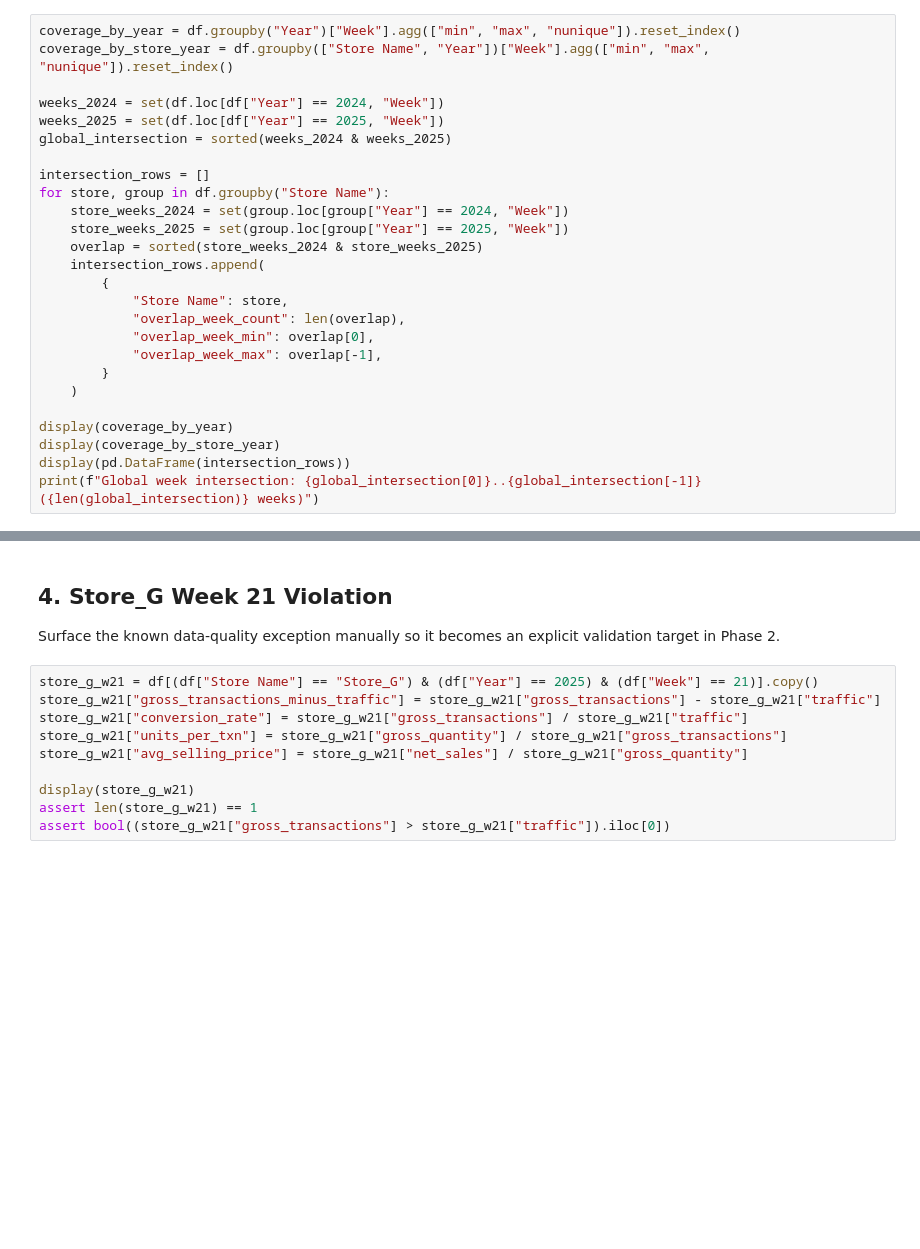
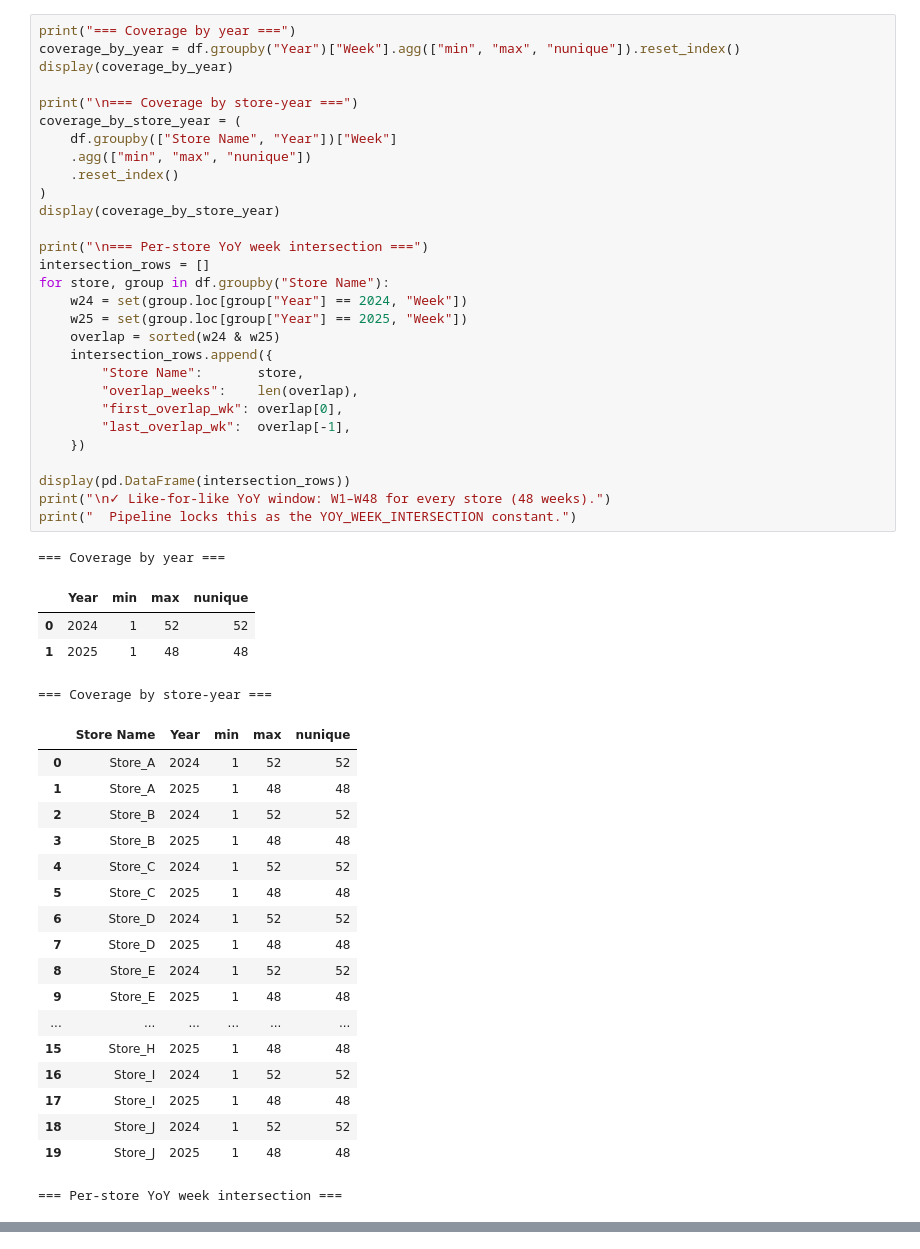
Before and after one commit to AymanAOURIK/Retail-Store-KPIs-To-insights, a Jupyter notebook: notebooks/EDA.ipynb, the cells around one changed output, grey strips where cells are left out. Drawn from its saved outputs; the diff is of its cells as text; blank space fills up the shorter version.

```diff
--- a/notebooks/EDA.ipynb
+++ b/notebooks/EDA.ipynb
@@ -86,26 +154,53 @@ Document the available week range per year and per store-year so later YoY logic
 # %%
+print("=== Coverage by year ===")
 coverage_by_year = df.groupby("Year")["Week"].agg(["min", "max", "nunique"]).reset_index()
-coverage_by_store_year = df.groupby(["Store Name", "Year"])["Week"].agg(["min", "max", "nunique"]).reset_index()
+display(coverage_by_year)
 
-weeks_2024 = set(df.loc[df["Year"] == 2024, "Week"])
-weeks_2025 = set(df.loc[df["Year"] == 2025, "Week"])
-global_intersection = sorted(weeks_2024 & weeks_2025)
+print("\n=== Coverage by store-year ===")
+coverage_by_store_year = (
+    df.groupby(["Store Name", "Year"])["Week"]
+    .agg(["min", "max", "nunique"])
+    .reset_index()
+)
+display(coverage_by_store_year)
 
+print("\n=== Per-store YoY week intersection ===")
 intersection_rows = []
 for store, group in df.groupby("Store Name"):
-    store_weeks_2024 = set(group.loc[group["Year"] == 2024, "Week"])
-    store_weeks_2025 = set(group.loc[group["Year"] == 2025, "Week"])
-    overlap = sorted(store_weeks_2024 & store_weeks_2025)
-    intersection_rows.append(
-        {
-            "Store Name": store,
-            "overlap_week_count": len(overlap),
-            "overlap_week_min": overlap[0],
-            "overlap_week_max": overlap[-1],
-        }
-    )
+    w24 = set(group.loc[group["Year"] == 2024, "Week"])
+    w25 = set(group.loc[group["Year"] == 2025, "Week"])
+    overlap = sorted(w24 & w25)
+    intersection_rows.append({
+        "Store Name":       store,
+        "overlap_weeks":    len(overlap),
+        "first_overlap_wk": overlap[0],
+        "last_overlap_wk":  overlap[-1],
+    })
 
-display(coverage_by_year)
-display(coverage_by_store_year)
 display(pd.DataFrame(intersection_rows))
-print(f"Global week intersection: {global_intersection[0]}..{global_intersection[-1]} ({len(global_intersection)} weeks)")
+print("\n✓ Like-for-like YoY window: W1–W48 for every store (48 weeks).")
+print("  Pipeline locks this as the YOY_WEEK_INTERSECTION constant.")
+# %% [output]
+=== Coverage by year ===
+|  | Year | min | max | nunique |
+| 0 | 2024 | 1 | 52 | 52 |
+| 1 | 2025 | 1 | 48 | 48 |
+=== Coverage by store-year ===
+|  | Store Name | Year | min | max | nunique |
+| 0 | Store_A | 2024 | 1 | 52 | 52 |
+| 1 | Store_A | 2025 | 1 | 48 | 48 |
+| 2 | Store_B | 2024 | 1 | 52 | 52 |
+| 3 | Store_B | 2025 | 1 | 48 | 48 |
+| 4 | Store_C | 2024 | 1 | 52 | 52 |
+| 5 | Store_C | 2025 | 1 | 48 | 48 |
+| 6 | Store_D | 2024 | 1 | 52 | 52 |
+| 7 | Store_D | 2025 | 1 | 48 | 48 |
+| 8 | Store_E | 2024 | 1 | 52 | 52 |
+| 9 | Store_E | 2025 | 1 | 48 | 48 |
+| ... | ... | ... | ... | ... | ... |
+| 15 | Store_H | 2025 | 1 | 48 | 48 |
+| 16 | Store_I | 2024 | 1 | 52 | 52 |
+| 17 | Store_I | 2025 | 1 | 48 | 48 |
+| 18 | Store_J | 2024 | 1 | 52 | 52 |
+| 19 | Store_J | 2025 | 1 | 48 | 48 |
+=== Per-store YoY week intersection ===
@@ -112,14 +219,0 @@ print(f"Global week intersection: {global_intersection[0]}..{global_intersection
-# %% [markdown]
-## 4. Store_G Week 21 Violation
-
-Surface the known data-quality exception manually so it becomes an explicit validation target in Phase 2.
-# %%
-store_g_w21 = df[(df["Store Name"] == "Store_G") & (df["Year"] == 2025) & (df["Week"] == 21)].copy()
-store_g_w21["gross_transactions_minus_traffic"] = store_g_w21["gross_transactions"] - store_g_w21["traffic"]
-store_g_w21["conversion_rate"] = store_g_w21["gross_transactions"] / store_g_w21["traffic"]
-store_g_w21["units_per_txn"] = store_g_w21["gross_quantity"] / store_g_w21["gross_transactions"]
-store_g_w21["avg_selling_price"] = store_g_w21["net_sales"] / store_g_w21["gross_quantity"]
-
-display(store_g_w21)
-assert len(store_g_w21) == 1
-assert bool((store_g_w21["gross_transactions"] > store_g_w21["traffic"]).iloc[0])
```
Also changed, not shown: parts of 17 cells of this notebook, 12 other files.
